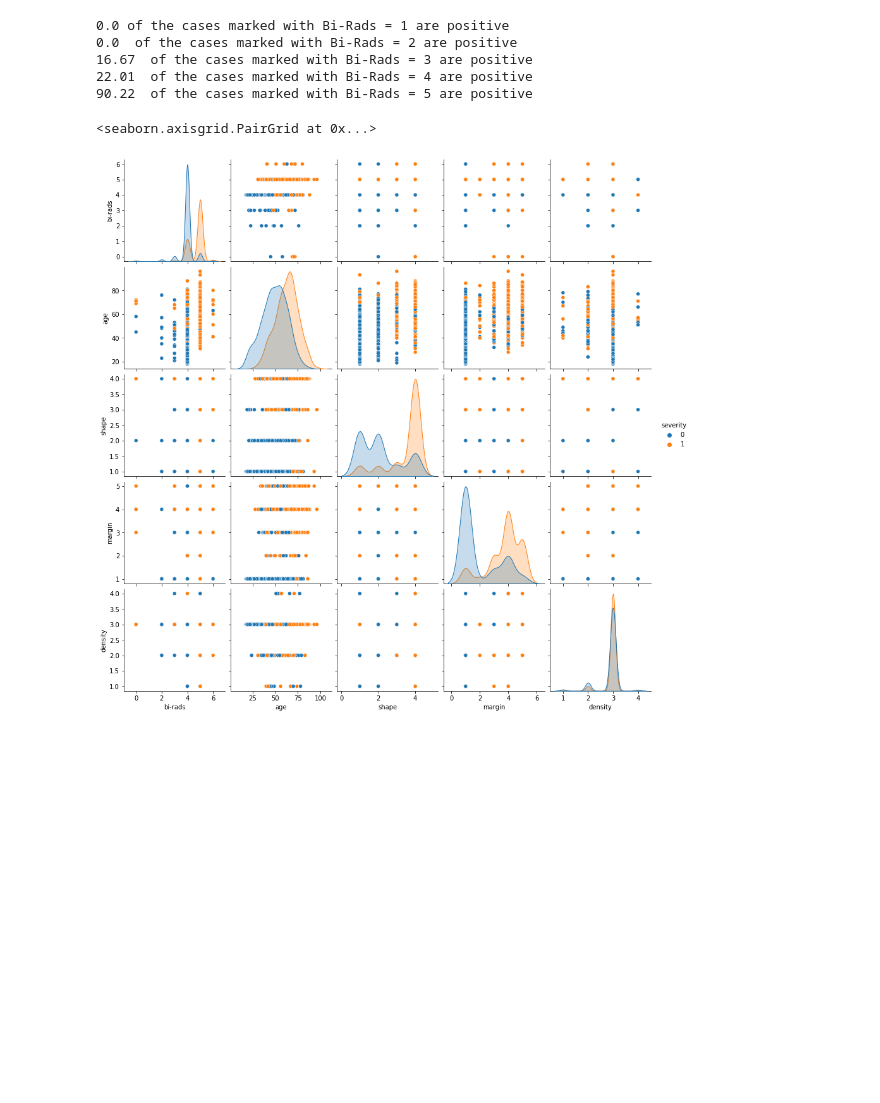
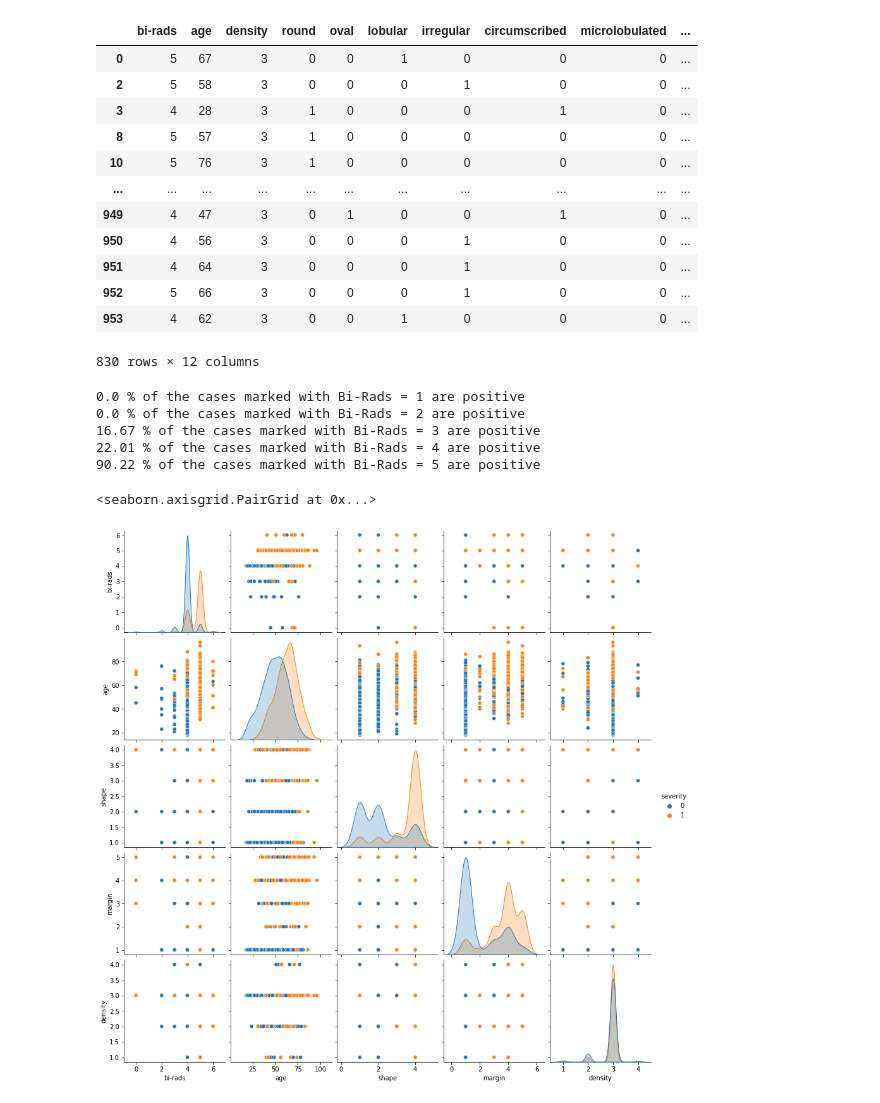
Before and after one commit to alexandradecarvalho/logistic-regression, a Jupyter notebook: log_reg_sk.ipynb, the cells around one changed output. Cells and saved outputs as stored; diff of their text form; code cells hidden in the pictures; blank space fills up the shorter version.

```diff
--- a/log_reg_sk.ipynb
+++ b/log_reg_sk.ipynb
@@ -29,3 +111,20 @@ X.head()
+# %%
+X.rename(columns={1: 'circumscribed', 2: 'microlobulated', 3: 'obscured', 4: 'ill-defined', 5: 'spiculated'}, inplace=True)
+X
+# %% [output]
+|  | bi-rads | age | density | round | oval | lobular | irregular | circumscribed | microlobulated | ... |
+| 0 | 5 | 67 | 3 | 0 | 0 | 1 | 0 | 0 | 0 | ... |
+| 2 | 5 | 58 | 3 | 0 | 0 | 0 | 1 | 0 | 0 | ... |
+| 3 | 4 | 28 | 3 | 1 | 0 | 0 | 0 | 1 | 0 | ... |
+| 8 | 5 | 57 | 3 | 1 | 0 | 0 | 0 | 0 | 0 | ... |
+| 10 | 5 | 76 | 3 | 1 | 0 | 0 | 0 | 0 | 0 | ... |
+| ... | ... | ... | ... | ... | ... | ... | ... | ... | ... | ... |
+| 949 | 4 | 47 | 3 | 0 | 1 | 0 | 0 | 1 | 0 | ... |
+| 950 | 4 | 56 | 3 | 0 | 0 | 0 | 1 | 0 | 0 | ... |
+| 951 | 4 | 64 | 3 | 0 | 0 | 0 | 1 | 0 | 0 | ... |
+| 952 | 5 | 66 | 3 | 0 | 0 | 0 | 1 | 0 | 0 | ... |
+| 953 | 4 | 62 | 3 | 0 | 0 | 1 | 0 | 0 | 0 | ... |
+830 rows × 12 columns
 # %%
 SeverityBR= pd.DataFrame({"bi-rads":data["bi-rads"], "severity":data["severity"]})
 
@@ -37,15 +136,15 @@ for n in BiRads:
     Positive=len(SBRnumber[SBRnumber["severity"] == 1])
     Negative=len(SBRnumber[SBRnumber["severity"] == 0])
     if l== 0:
-        print(0.0, f'of the cases marked with Bi-Rads = {n} are positive')
+        print(0.0, f'% of the cases marked with Bi-Rads = {n} are positive')
     else:
-        print(round(((Positive/l)*100),2), f' of the cases marked with Bi-Rads = {n} are positive')
+        print(round(((Positive/l)*100),2), f'% of the cases marked with Bi-Rads = {n} are positive')
 # %% [output]
-0.0 of the cases marked with Bi-Rads = 1 are positive
-0.0  of the cases marked with Bi-Rads = 2 are positive
-16.67  of the cases marked with Bi-Rads = 3 are positive
-22.01  of the cases marked with Bi-Rads = 4 are positive
-90.22  of the cases marked with Bi-Rads = 5 are positive
+0.0 % of the cases marked with Bi-Rads = 1 are positive
+0.0 % of the cases marked with Bi-Rads = 2 are positive
+16.67 % of the cases marked with Bi-Rads = 3 are positive
+22.01 % of the cases marked with Bi-Rads = 4 are positive
+90.22 % of the cases marked with Bi-Rads = 5 are positive
 # %%
 sns.pairplot(data,diag_kind="kde",hue="severity")
 # %% [output]
```
Also changed, not shown: parts of 20 cells of this notebook, 3 other files.
